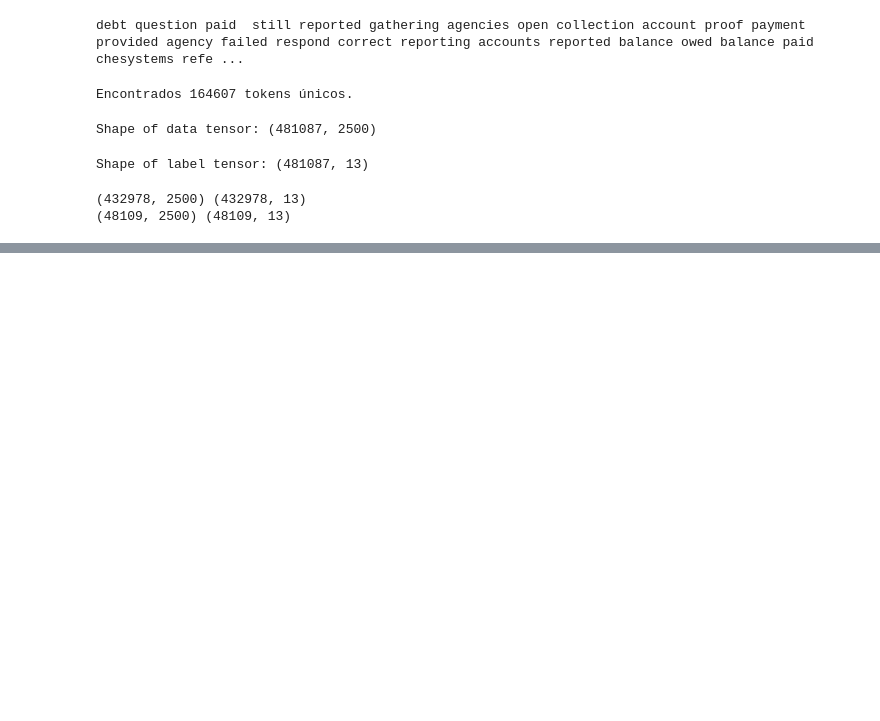
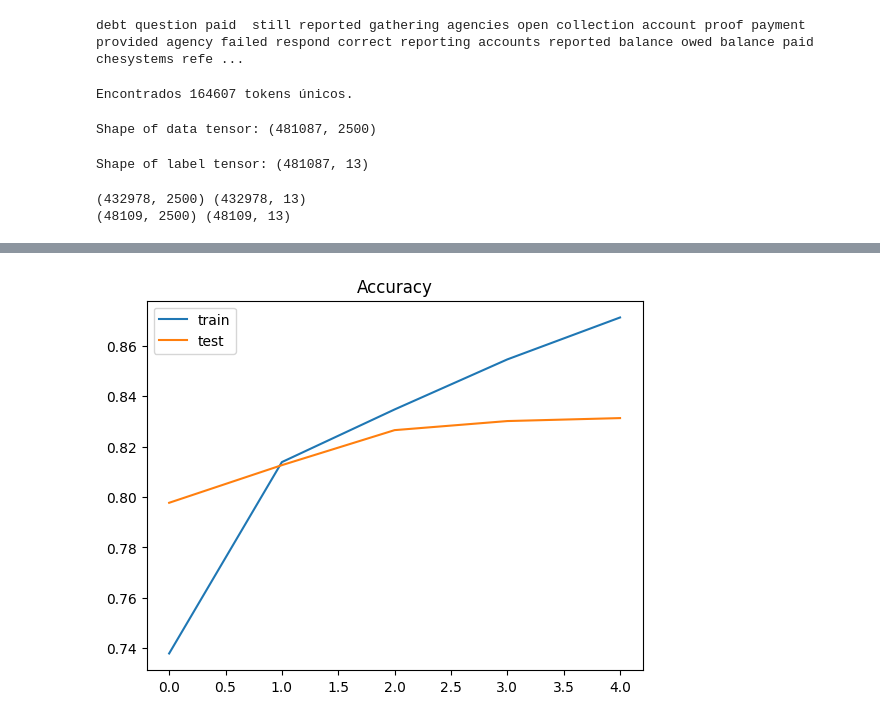
Before and after one commit to reiid00/MEIA-PROJ3, a Jupyter notebook: Typification/LSTM.ipynb, the cells around one changed output, grey strips where cells are left out. Drawn from its saved outputs; the diff is of its cells as text; code cells hidden in the pictures; blank space fills up the shorter version.

```diff
--- a/Typification/LSTM.ipynb
+++ b/Typification/LSTM.ipynb
@@ -22,7 +22,7 @@ import cufflinks as cf
 %matplotlib inline
 # %%
 # Import the dataset with consumer complaints
-dataset_CC = pd.read_csv("C:\\Users\\hugoo\\complaint_data.csv")
+dataset_CC = pd.read_csv("C:\\Users\\reidp\\Downloads\\complaint_data.csv")
 
 #print(dataset_CC.head(1))
 # %%
@@ -328,10 +339,12 @@ INFO:tensorflow:Assets written to: multi_hierarchical_text_classification_model_
 # %%
 # accuracy evaluation
 plt.title('Accuracy')
-plt.plot(history.history['acc'], label='train')
-plt.plot(history.history['val_acc'], label='test')
+plt.plot(history.history['accuracy'], label='train')
+plt.plot(history.history['val_accuracy'], label='test')
 plt.legend()
 plt.show();
+# %% [output]
+[figure, added]
 # %%
 #loss evaluation
 plt.title('Loss')
```
Also changed, not shown: parts of 5 cells of this notebook, 4 other files.
